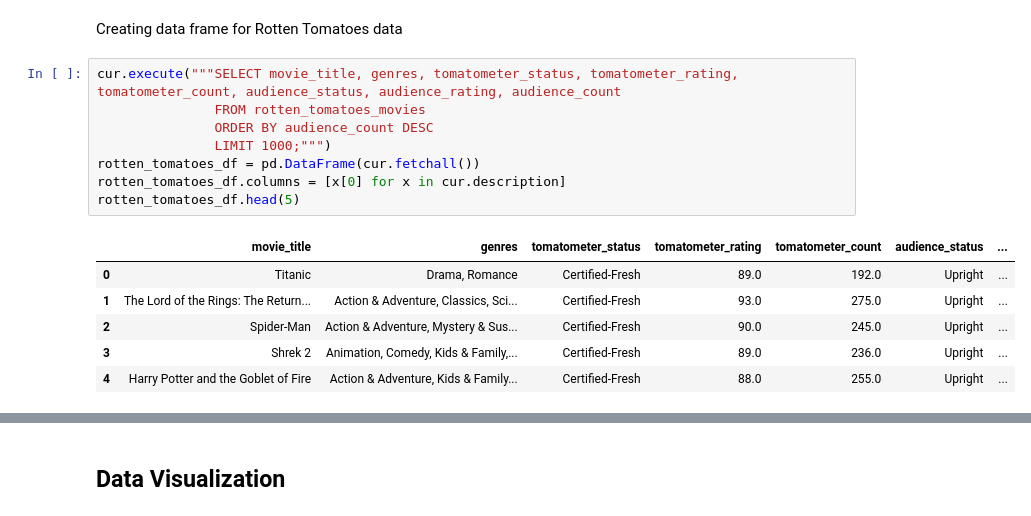
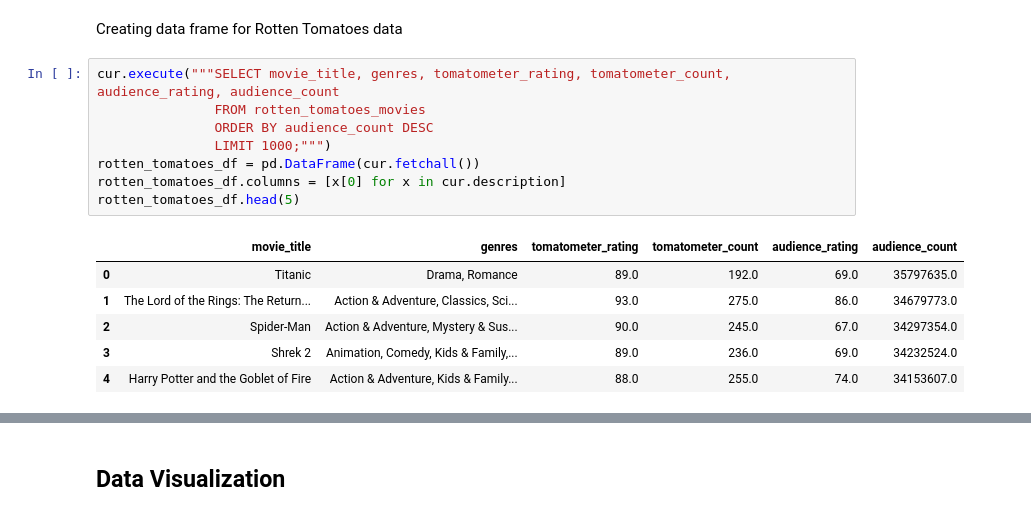
Before and after one commit to nancyho83/Microsoft-Movie-Analysis, a Jupyter notebook: cleaning-and-visualization.ipynb, the cells around one changed output, grey strips where cells are left out. Saved outputs shown, nothing was run; the diff lists cells and outputs as text.

```diff
--- a/cleaning-and-visualization.ipynb
+++ b/cleaning-and-visualization.ipynb
@@ -247,20 +247,20 @@ combined_ratings_df.groupby('genres').mean().head()
 # %% [markdown]
 Creating data frame for Rotten Tomatoes data
 # %%
-cur.execute("""SELECT movie_title, genres, tomatometer_status, tomatometer_rating, tomatometer_count, audience_status, audience_rating, audience_count
+cur.execute("""SELECT movie_title, genres, tomatometer_rating, tomatometer_count, audience_rating, audience_count
                FROM rotten_tomatoes_movies
                ORDER BY audience_count DESC
                LIMIT 1000;""")
 rotten_tomatoes_df = pd.DataFrame(cur.fetchall())
 rotten_tomatoes_df.columns = [x[0] for x in cur.description]
 rotten_tomatoes_df.head(5)
 # %% [output]
-|  | movie_title | genres | tomatometer_status | tomatometer_rating | tomatometer_count | audience_status | ... |
-| 0 | Titanic | Drama, Romance | Certified-Fresh | 89.0 | 192.0 | Upright | ... |
-| 1 | The Lord of the Rings: The Return... | Action & Adventure, Classics, Sci... | Certified-Fresh | 93.0 | 275.0 | Upright | ... |
-| 2 | Spider-Man | Action & Adventure, Mystery & Sus... | Certified-Fresh | 90.0 | 245.0 | Upright | ... |
-| 3 | Shrek 2 | Animation, Comedy, Kids & Family,... | Certified-Fresh | 89.0 | 236.0 | Upright | ... |
-| 4 | Harry Potter and the Goblet of Fire | Action & Adventure, Kids & Family... | Certified-Fresh | 88.0 | 255.0 | Upright | ... |
+|  | movie_title | genres | tomatometer_rating | tomatometer_count | audience_rating | audience_count |
+| 0 | Titanic | Drama, Romance | 89.0 | 192.0 | 69.0 | 35797635.0 |
+| 1 | The Lord of the Rings: The Return... | Action & Adventure, Classics, Sci... | 93.0 | 275.0 | 86.0 | 34679773.0 |
+| 2 | Spider-Man | Action & Adventure, Mystery & Sus... | 90.0 | 245.0 | 67.0 | 34297354.0 |
+| 3 | Shrek 2 | Animation, Comedy, Kids & Family,... | 89.0 | 236.0 | 69.0 | 34232524.0 |
+| 4 | Harry Potter and the Goblet of Fire | Action & Adventure, Kids & Family... | 88.0 | 255.0 | 74.0 | 34153607.0 |
 # %%
 rotten_tomatoes_df['split_genres'] = rotten_tomatoes_df['genres'].str.split(',')
 rotten_tomatoes_df = rotten_tomatoes_df.explode('split_genres')
```
Also changed, not shown: parts of 9 cells of this notebook.
